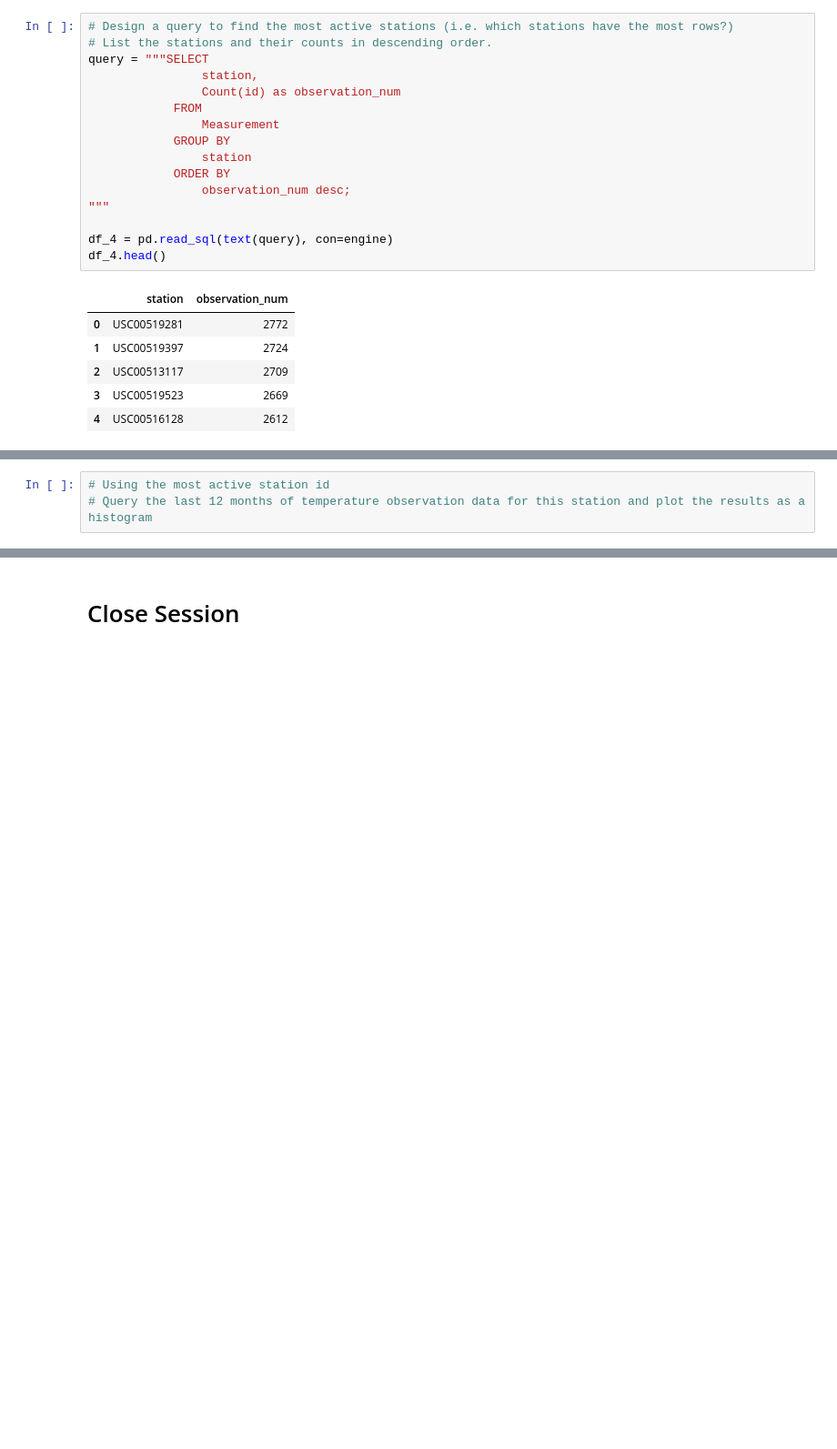
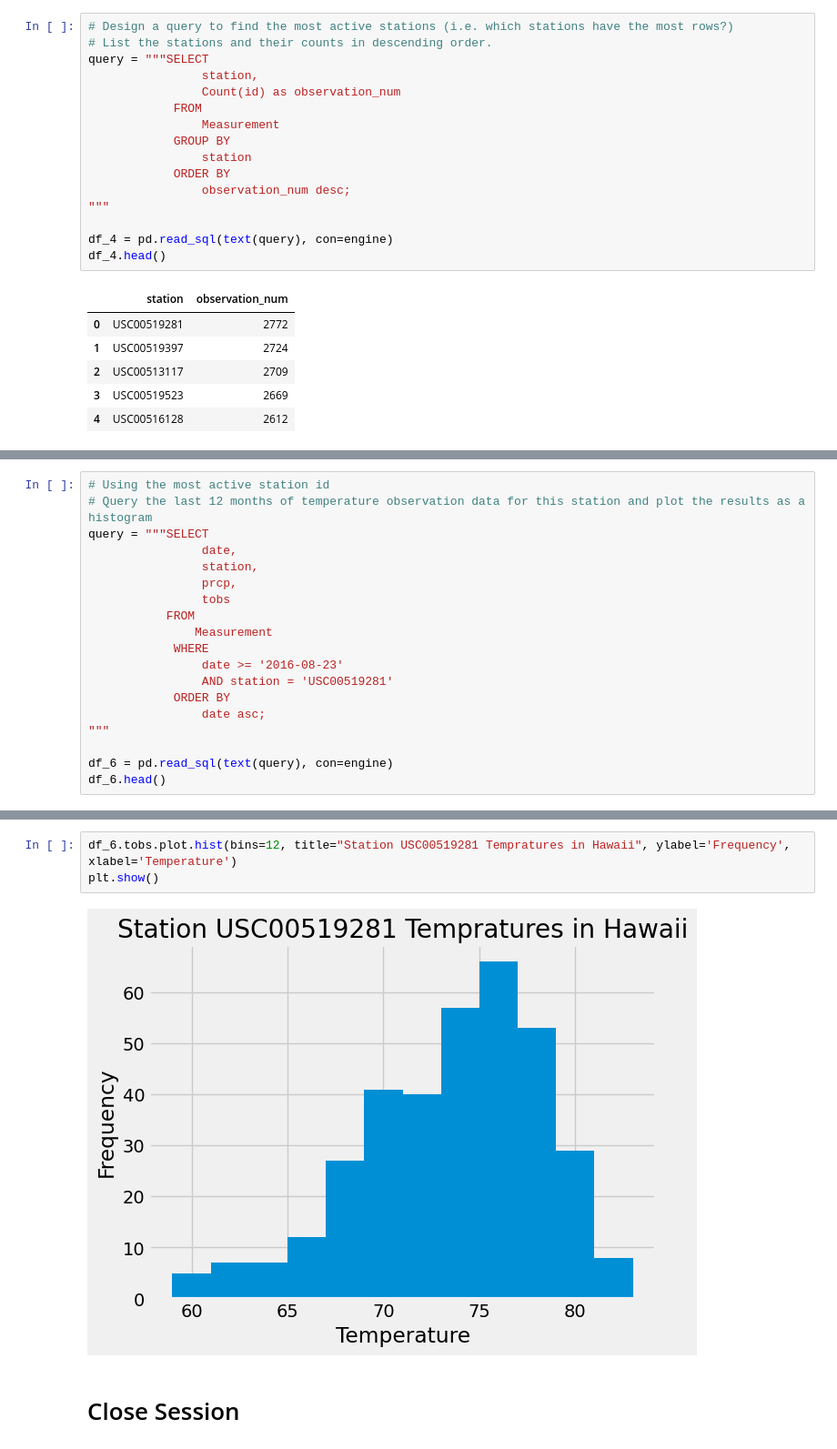
Before and after one commit to Berli85/Childers_SMU_HW_2023, a Jupyter notebook: 10-SQLAlchemy/Childers_climate_starter.ipynb, the cells around one changed output, grey strips where cells are left out. Shown: that part at 91% size. Cells and saved outputs as stored; diff of their text form; blank space fills up the shorter version.

```diff
--- a/10-SQLAlchemy/Childers_climate_starter.ipynb
+++ b/10-SQLAlchemy/Childers_climate_starter.ipynb
@@ -132,3 +129,19 @@ df_3.prcp.mean()
 # %%
 # Using the most active station id
 # Query the last 12 months of temperature observation data for this station and plot the results as a histogram
+query = """SELECT
+                date,
+                station,
+                prcp,
+                tobs
+           FROM
+               Measurement
+            WHERE
+                date >= '2016-08-23'
+                AND station = 'USC00519281'
+            ORDER BY
+                date asc;
+"""
+
+df_6 = pd.read_sql(text(query), con=engine)
+df_6.head()
@@ -135,3 +155,8 @@ df_3.prcp.mean()
+# %%
+df_6.tobs.plot.hist(bins=12, title="Station USC00519281 Tempratures in Hawaii", ylabel='Frequency', xlabel='Temperature')
+plt.show()
+# %% [output]
+[figure, added]
 # %% [markdown]
 # Close Session
 # %%
```
Also changed, not shown: parts of 6 cells of this notebook, 10 other files.
